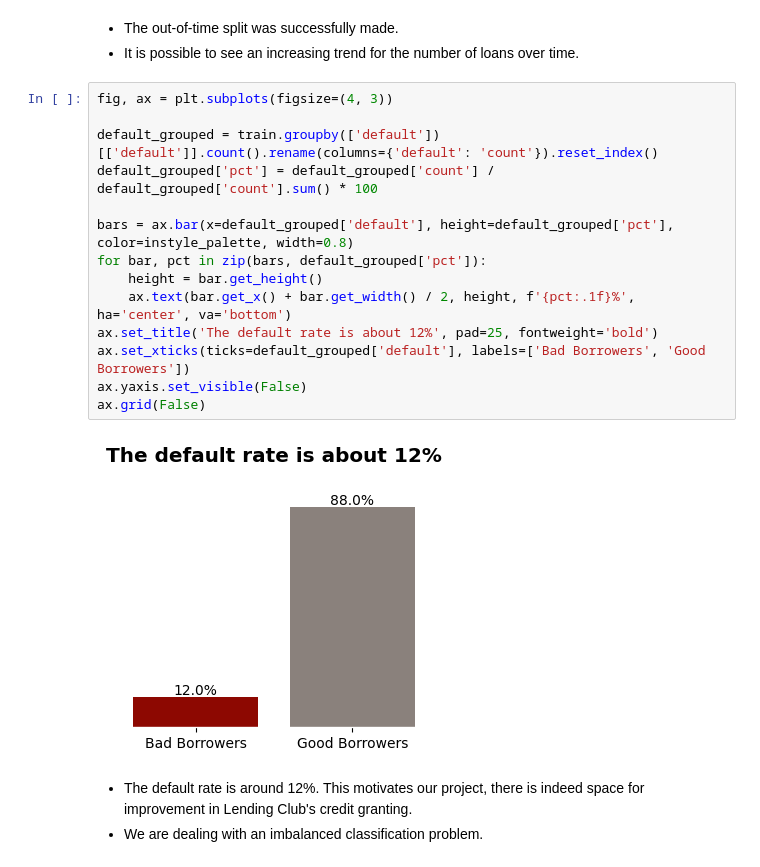
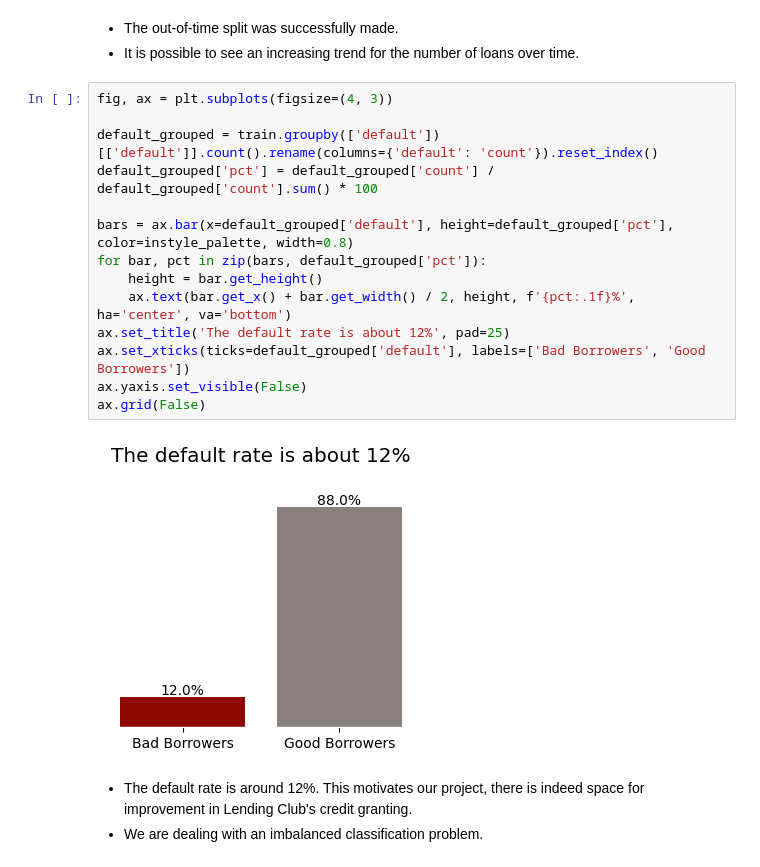
Before and after one commit to allmeidaapedro/Lending-Club-Credit-Scoring, a Jupyter notebook: notebooks/3_pd_modeling.ipynb, the cells around one changed output. Drawn from its saved outputs; the diff is of its cells as text.

```diff
--- a/notebooks/3_pd_modeling.ipynb
+++ b/notebooks/3_pd_modeling.ipynb
@@ -310,19 +311,19 @@ test = test.drop(columns=to_drop)
 # %%
 fig, ax = plt.subplots(figsize=(4, 3))
 
 default_grouped = train.groupby(['default'])[['default']].count().rename(columns={'default': 'count'}).reset_index()
 default_grouped['pct'] = default_grouped['count'] / default_grouped['count'].sum() * 100
 
 bars = ax.bar(x=default_grouped['default'], height=default_grouped['pct'], color=instyle_palette, width=0.8)
 for bar, pct in zip(bars, default_grouped['pct']):
     height = bar.get_height()
     ax.text(bar.get_x() + bar.get_width() / 2, height, f'{pct:.1f}%', ha='center', va='bottom')
-ax.set_title('The default rate is about 12%', pad=25, fontweight='bold')
+ax.set_title('The default rate is about 12%', pad=25)
 ax.set_xticks(ticks=default_grouped['default'], labels=['Bad Borrowers', 'Good Borrowers'])
 ax.yaxis.set_visible(False)
 ax.grid(False)
 # %% [output]
-[figure, old version]
+[figure, new version]
 # %% [markdown]
 - The default rate is around 12%. This motivates our project, there is indeed space for improvement in Lending Club's credit granting.
 - We are dealing with an imbalanced classification problem.
```
Also changed, not shown: parts of 1 cell of this notebook, 8 other files.
